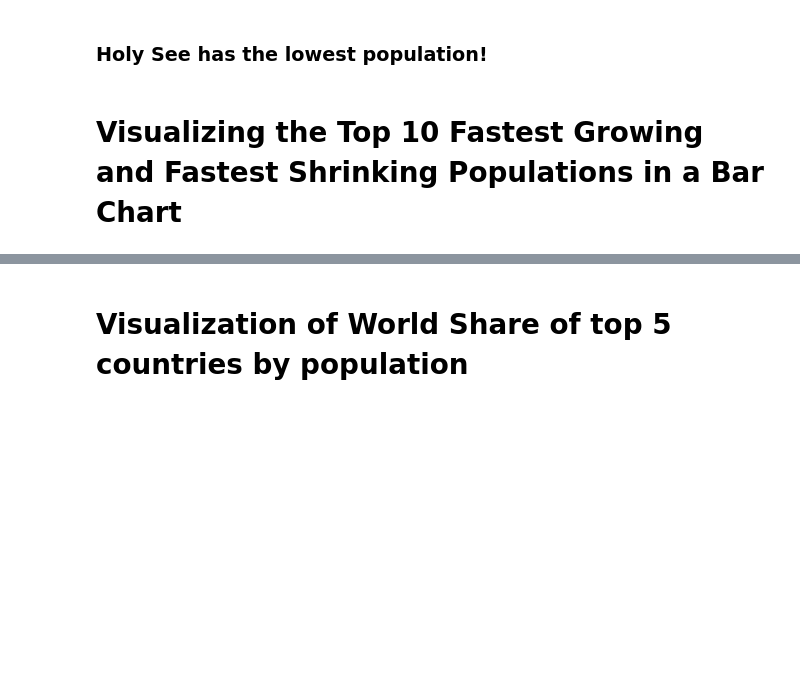
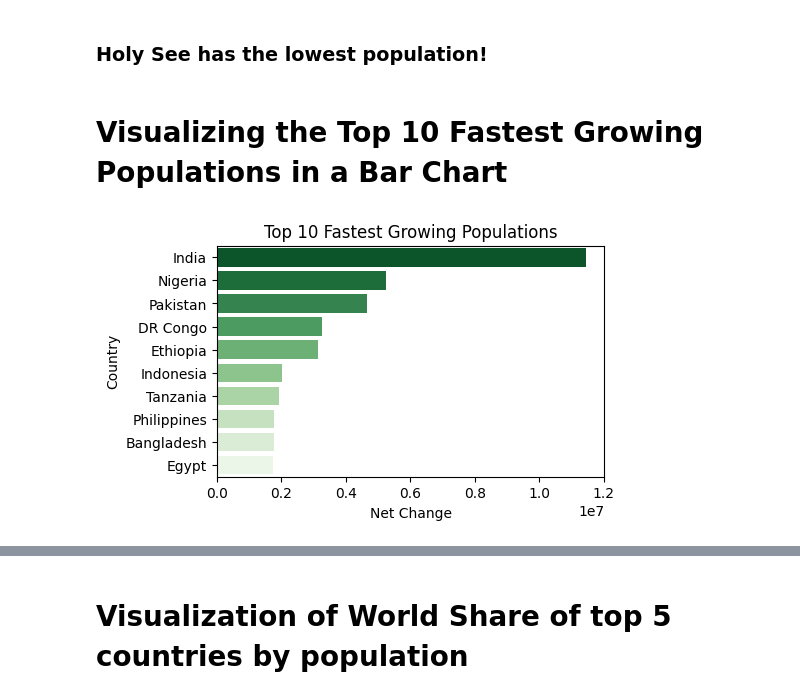
Before and after one commit to vikaspabla/WorldPopulation2023-ExploratoryDataAnalysis, a Jupyter notebook: WorldPopulation2023_ExploratoryDataAnalysis.ipynb, the cells around one changed output, grey strips where cells are left out. Drawn from its saved outputs; the diff is of its cells as text; code cells hidden in the pictures; blank space fills up the shorter version.

```diff
--- a/WorldPopulation2023_ExploratoryDataAnalysis.ipynb
+++ b/WorldPopulation2023_ExploratoryDataAnalysis.ipynb
@@ -163,4 +163,14 @@ plt.rcParams['figure.figsize'] = (15,7)
 # %% [markdown]
 ### Holy See has the lowest population!
 # %% [markdown]
-# Visualizing the Top 10 Fastest Growing and Fastest Shrinking Populations in a Bar Chart
+# Visualizing the Top 10 Fastest Growing Populations in a Bar Chart
+# %%
+#extracted the information and assigned it to a name by using sort values and head function
+top_10_fastest_growing_population = df[['Country', 'Net Change']].sort_values(by = 'Net Change', ascending = False).head(10)
+
+#using colour palette in seaborn to get a fading colour representation of countries
+sns.barplot(x = 'Net Change', y = 'Country', data = top_10_fastest_growing_population, orient = 'h', palette='Greens_r')
+plt.title('Top 10 Fastest Growing Populations')
+plt.rcParams['figure.figsize'] = (5,3)
+# %% [output]
+[figure, added]
```
Also changed, not shown: parts of 5 cells of this notebook.
